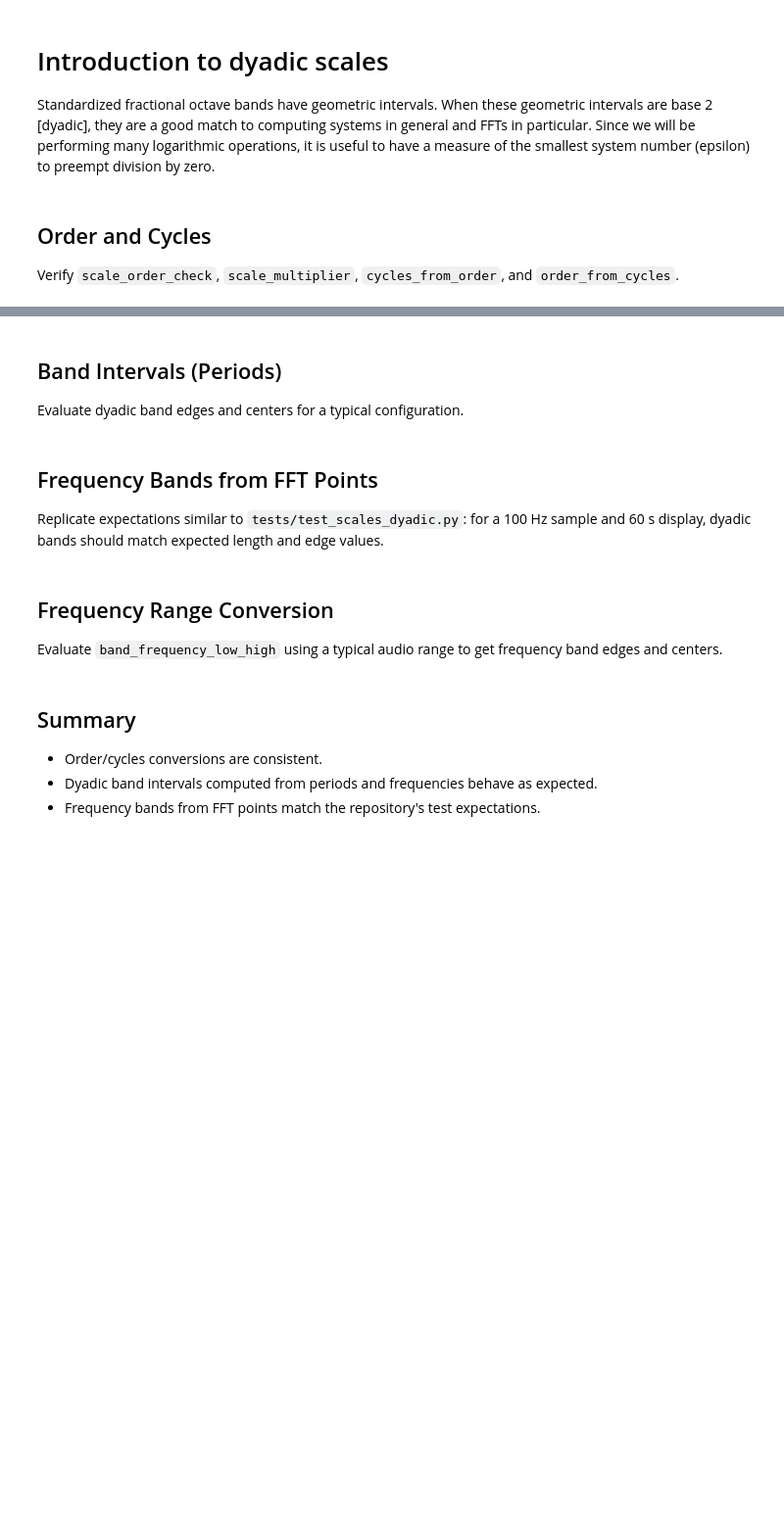
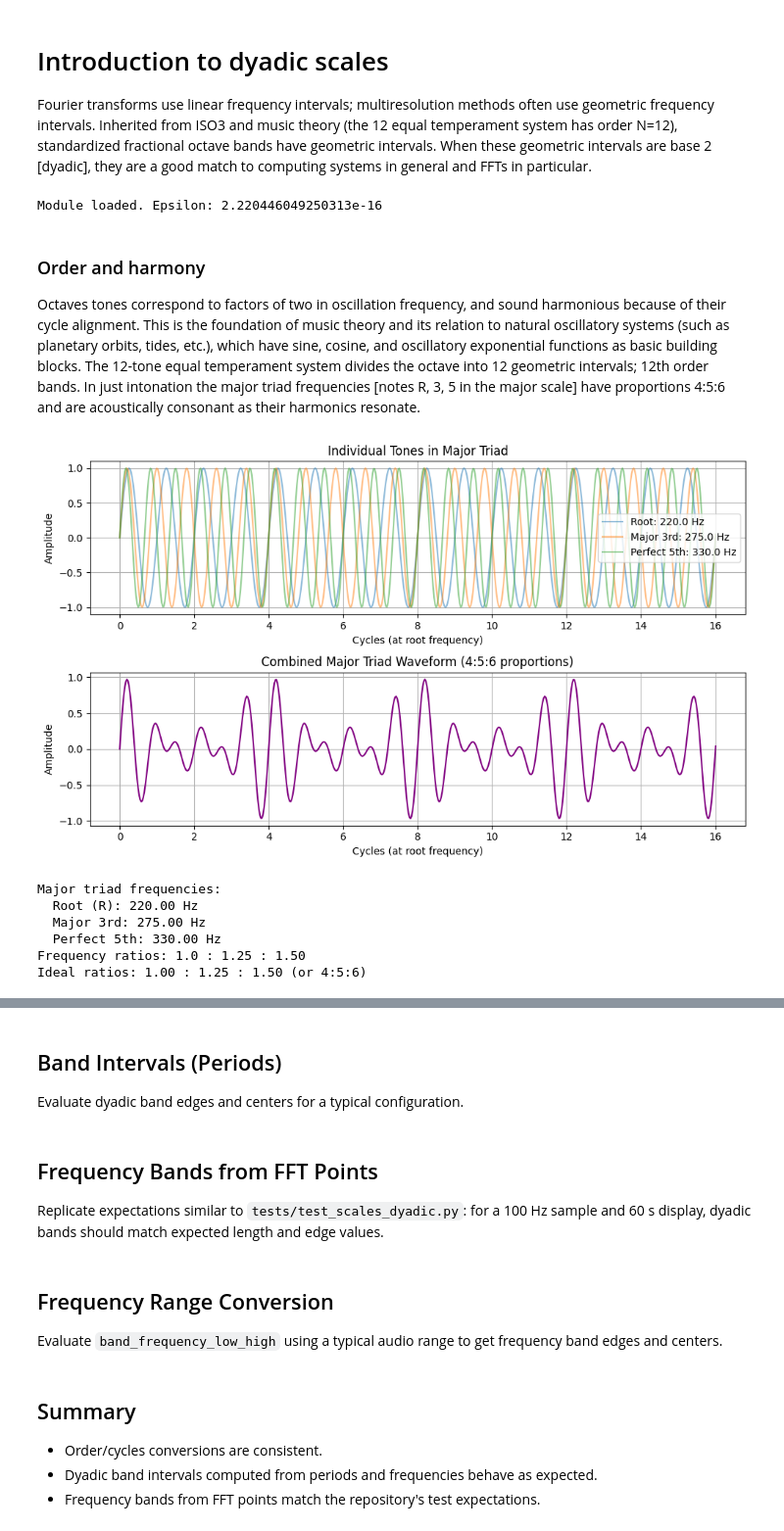
Before and after one commit to ISLA-UH/quantum-inferno, a Jupyter notebook: docs/notebooks/scales_dyadic_evaluation.ipynb, the cells around one changed output, grey strips where cells are left out. Shown at 98% size. Saved outputs shown, nothing was run; the diff lists cells and outputs as text; code cells hidden in the pictures; blank space fills up the shorter version.

```diff
--- a/docs/notebooks/scales_dyadic_evaluation.ipynb
+++ b/docs/notebooks/scales_dyadic_evaluation.ipynb
@@ -1,13 +1,77 @@
 # %% [markdown]
 # Introduction to dyadic scales
-Standardized fractional octave bands have geometric intervals. When these geometric intervals are base 2 [dyadic], they are a good match to computing systems in general and FFTs in particular. Since we will be performing many logarithmic operations, it is useful to have a measure of the smallest system number (epsilon) to preempt division by zero.
+Fourier transforms use linear frequency intervals; multiresolution methods often use geometric frequency intervals. Inherited from ISO3 and music theory (the 12 equal temperament system has order N=12), standardized fractional octave bands have geometric intervals. When these geometric intervals are base 2 [dyadic], they are a good match to computing systems in general and FFTs in particular.
 # %%
 # Imports
 import numpy as np
 import matplotlib.pyplot as plt
 from quantum_inferno import qi_debugger
-import quantum_inferno.scales_dyadic as sd
-print('Module loaded. Epsilon:', sd.get_epsilon())
+import quantum_inferno.scales_dyadic as qi_scales
+print('Module loaded. Epsilon:', qi_scales.get_epsilon())
+# %% [output]
+Module loaded. Epsilon: 2.220446049250313e-16
 # %% [markdown]
-## Order and Cycles
-Verify `scale_order_check`, `scale_multiplier`, `cycles_from_order`, and `order_from_cycles`.
+### Order and harmony
+Octaves tones correspond to factors of two in oscillation frequency, and sound harmonious because of their cycle alignment. This is the foundation of music theory and its relation to natural oscillatory systems (such as planetary orbits, tides, etc.), which have sine, cosine, and oscillatory exponential functions as basic building blocks. The 12-tone equal temperament system divides the octave into 12 geometric intervals; 12th order bands. In just intonation the major triad frequencies [notes R, 3, 5 in the major scale] have proportions 4:5:6 and are acoustically consonant as their harmonics resonate.
+# %%
+# Construct a major triad sinusoid with proportions 4:5:6
+# Using a base frequency and creating the major third and perfect fifth
+f_root = 220.0  # A3 (Hz)
+f_major_third = f_root * 5/4  # 275 Hz (C#4)
+f_perfect_fifth = f_root * 6/4  # 330 Hz (E4)
+
+# Time array
+fs = 8000.0  # Sample rate (Hz)
+duration = 2.0  # seconds
+t = np.linspace(0, duration, int(fs * duration), endpoint=False)
+
+# Generate the three tones
+tone_root = np.sin(2 * np.pi * f_root * t)
+tone_third = np.sin(2 * np.pi * f_major_third * t)
+tone_fifth = np.sin(2 * np.pi * f_perfect_fifth * t)
+
+# Combine into major triad (equal amplitude)
+major_triad = (tone_root + tone_third + tone_fifth) / 3
+
+# Convert time to cycles at root frequency
+cycles_root = f_root * t
+
+# Plot the waveform (first 16 cycles)
+n_cycles = 16
+plot_samples = int(n_cycles / f_root * fs) + 2  # +2 to include endpoint
+plt.figure(figsize=(10, 6))
+
+plt.subplot(2, 1, 1)
+plt.plot(cycles_root[:plot_samples], tone_root[:plot_samples], alpha=0.5, label=f'Root: {f_root:.1f} Hz')
+plt.plot(cycles_root[:plot_samples], tone_third[:plot_samples], alpha=0.5, label=f'Major 3rd: {f_major_third:.1f} Hz')
+plt.plot(cycles_root[:plot_samples], tone_fifth[:plot_samples], alpha=0.5, label=f'Perfect 5th: {f_perfect_fifth:.1f} Hz')
+plt.xlabel('Cycles (at root frequency)')
+plt.ylabel('Amplitude')
+plt.title('Individual Tones in Major Triad')
+plt.legend()
+plt.grid(True)
+
+plt.subplot(2, 1, 2)
+plt.plot(cycles_root[:plot_samples], major_triad[:plot_samples], color='purple', linewidth=1.5)
+plt.xlabel('Cycles (at root frequency)')
+plt.ylabel('Amplitude')
+plt.title('Combined Major Triad Waveform (4:5:6 proportions)')
+plt.grid(True)
+
+plt.tight_layout()
+plt.show()
+
+print(f'Major triad frequencies:')
+print(f'  Root (R): {f_root:.2f} Hz')
+print(f'  Major 3rd: {f_major_third:.2f} Hz')
+print(f'  Perfect 5th: {f_perfect_fifth:.2f} Hz')
+print(f'Frequency ratios: {f_root/f_root:.1f} : {f_major_third/f_root:.2f} : {f_perfect_fifth/f_root:.2f}')
+print(f'Ideal ratios: 1.00 : 1.25 : 1.50 (or 4:5:6)')
+# %% [output]
+[figure, added]
+Major triad frequencies:
+  Root (R): 220.00 Hz
+  Major 3rd: 275.00 Hz
+  Perfect 5th: 330.00 Hz
+Frequency ratios: 1.0 : 1.25 : 1.50
+Ideal ratios: 1.00 : 1.25 : 1.50 (or 4:5:6)
```
Also changed, not shown: parts of 6 cells of this notebook, 1 other file.
